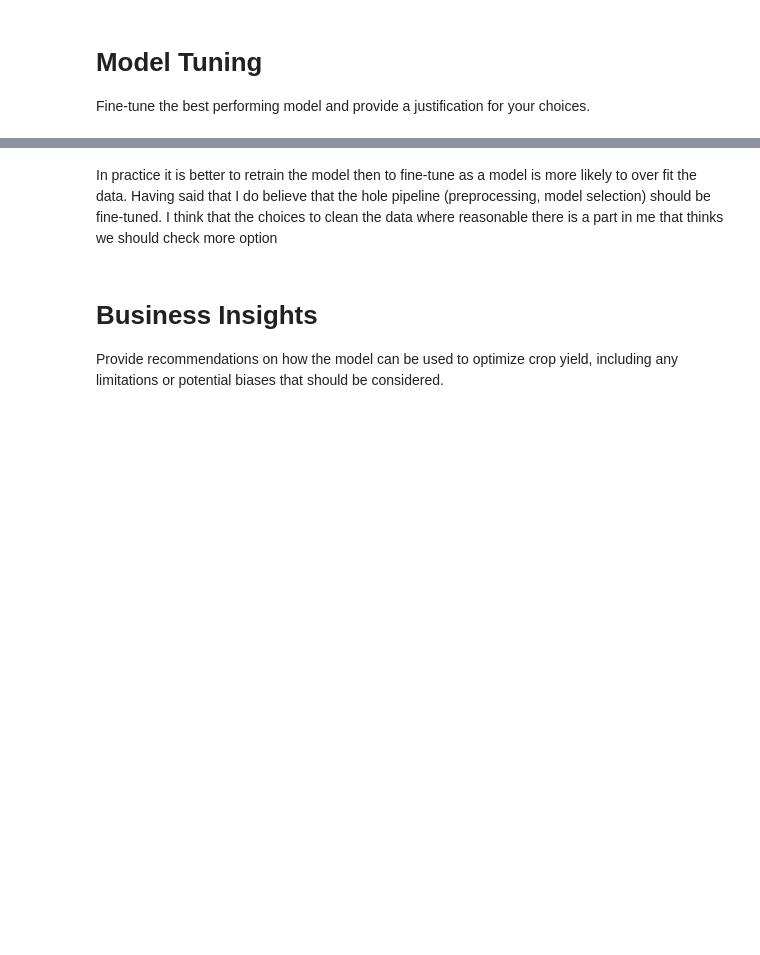
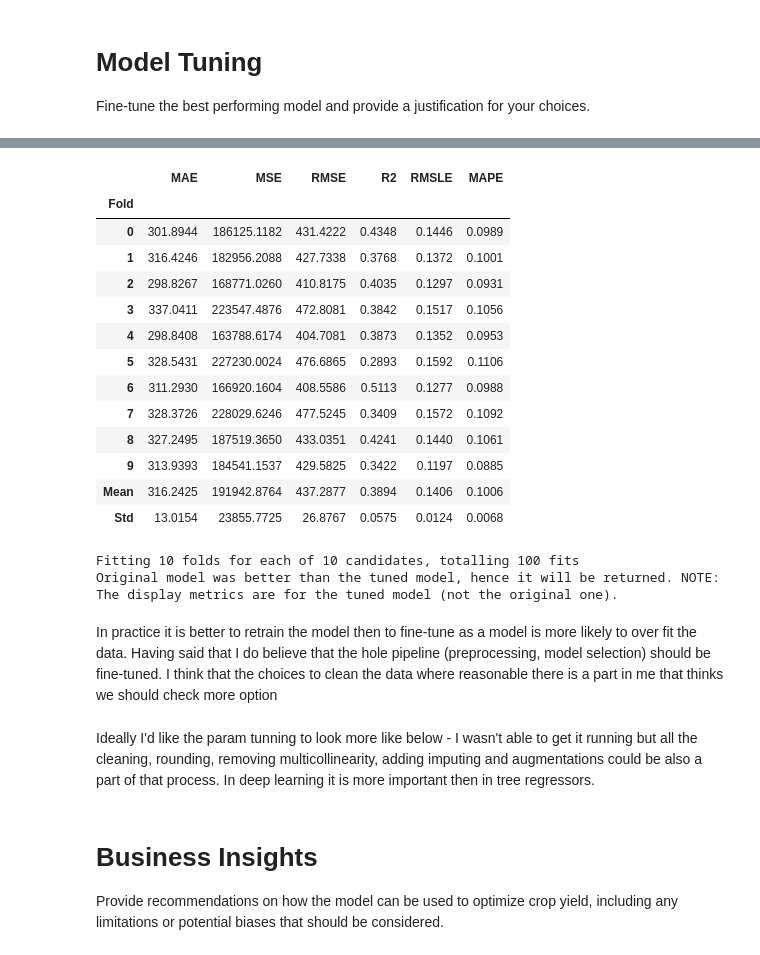
Before and after one commit to SarielGil/Soybeans_regressor, a Jupyter notebook: notebooks/model_compare.ipynb, the cells around one changed output, grey strips where cells are left out. Drawn from its saved outputs; the diff is of its cells as text; code cells hidden in the pictures; blank space fills up the shorter version.

```diff
--- a/notebooks/model_compare.ipynb
+++ b/notebooks/model_compare.ipynb
@@ -201,3 +219,6 @@ tuned_dt = tune_model(dt, search_library = 'optuna')
 # %% [markdown]
 # Model Tuning
 Fine-tune the best performing model and provide a justification for your choices.
+# %%
+tuned_et = phen_exp.tune_model(et)
+# %% [output]
@@ -204,5 +226,23 @@ Fine-tune the best performing model and provide a justification for your choices
+|  | MAE | MSE | RMSE | R2 | RMSLE | MAPE |
+| Fold |  |  |  |  |  |  |
+| 0 | 301.8944 | 186125.1182 | 431.4222 | 0.4348 | 0.1446 | 0.0989 |
+| 1 | 316.4246 | 182956.2088 | 427.7338 | 0.3768 | 0.1372 | 0.1001 |
+| 2 | 298.8267 | 168771.0260 | 410.8175 | 0.4035 | 0.1297 | 0.0931 |
+| 3 | 337.0411 | 223547.4876 | 472.8081 | 0.3842 | 0.1517 | 0.1056 |
+| 4 | 298.8408 | 163788.6174 | 404.7081 | 0.3873 | 0.1352 | 0.0953 |
+| 5 | 328.5431 | 227230.0024 | 476.6865 | 0.2893 | 0.1592 | 0.1106 |
+| 6 | 311.2930 | 166920.1604 | 408.5586 | 0.5113 | 0.1277 | 0.0988 |
+| 7 | 328.3726 | 228029.6246 | 477.5245 | 0.3409 | 0.1572 | 0.1092 |
+| 8 | 327.2495 | 187519.3650 | 433.0351 | 0.4241 | 0.1440 | 0.1061 |
+| 9 | 313.9393 | 184541.1537 | 429.5825 | 0.3422 | 0.1197 | 0.0885 |
+| Mean | 316.2425 | 191942.8764 | 437.2877 | 0.3894 | 0.1406 | 0.1006 |
+| Std | 13.0154 | 23855.7725 | 26.8767 | 0.0575 | 0.0124 | 0.0068 |
+Fitting 10 folds for each of 10 candidates, totalling 100 fits
+Original model was better than the tuned model, hence it will be returned. NOTE: The display metrics are for the tuned model (not the original one).
 # %% [markdown]
 In practice it is better to retrain the model then to fine-tune as a model is more likely to over fit the data. Having said that I do believe that the hole pipeline (preprocessing, model selection) should be fine-tuned. I think that the choices to clean the data where reasonable there is a part in me that thinks we should check more option
+# %% [markdown]
+Ideally I'd like the param tunning to look more like below - I wasn't able to get it running but all the cleaning, rounding, removing multicollinearity, adding imputing and augmentations could be also a part of that process. In deep learning it is more important then in tree regressors.
 # %%
 from sklearn.pipeline import Pipeline
 from sklearn.preprocessing import FunctionTransformer
```
Also changed, not shown: parts of 9 cells of this notebook, 1 other file.
